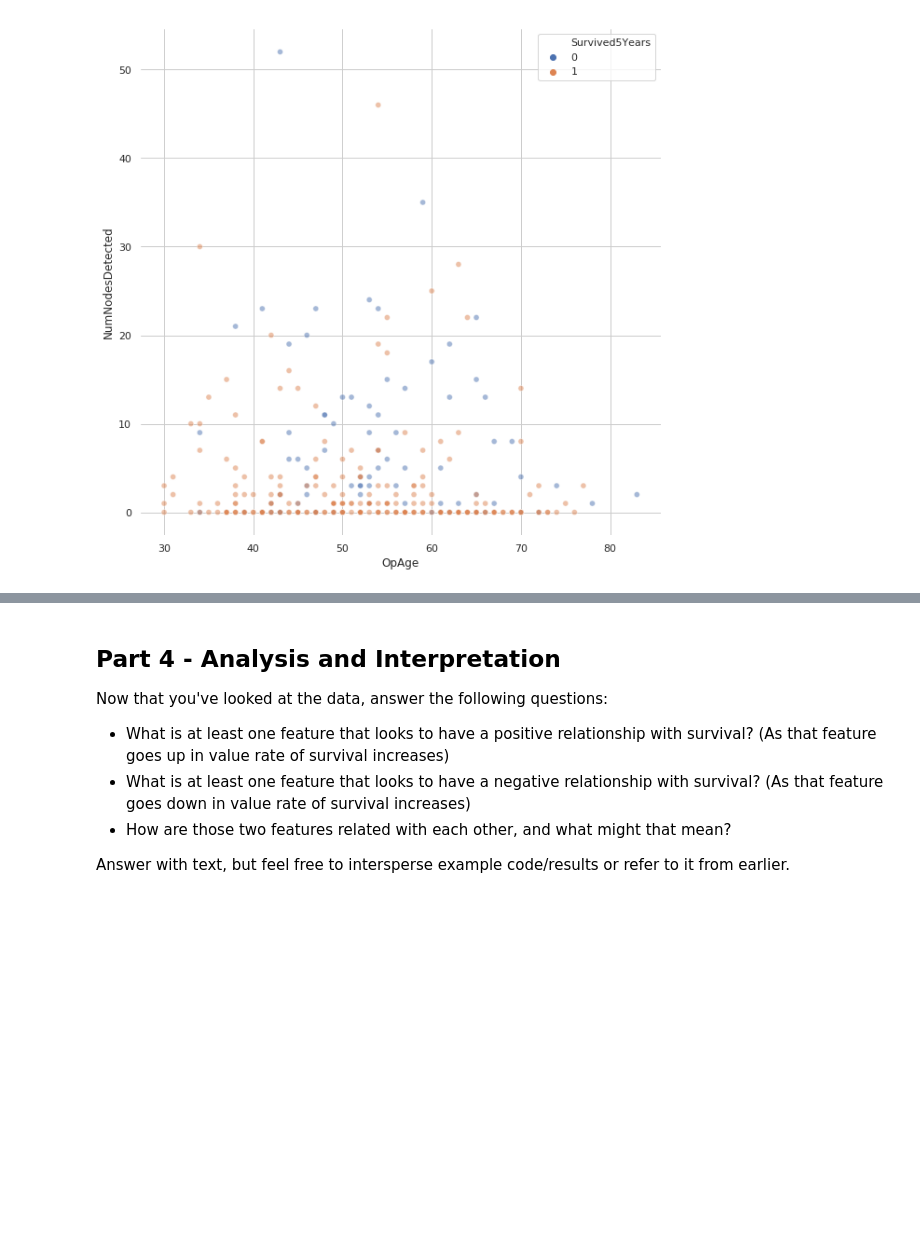
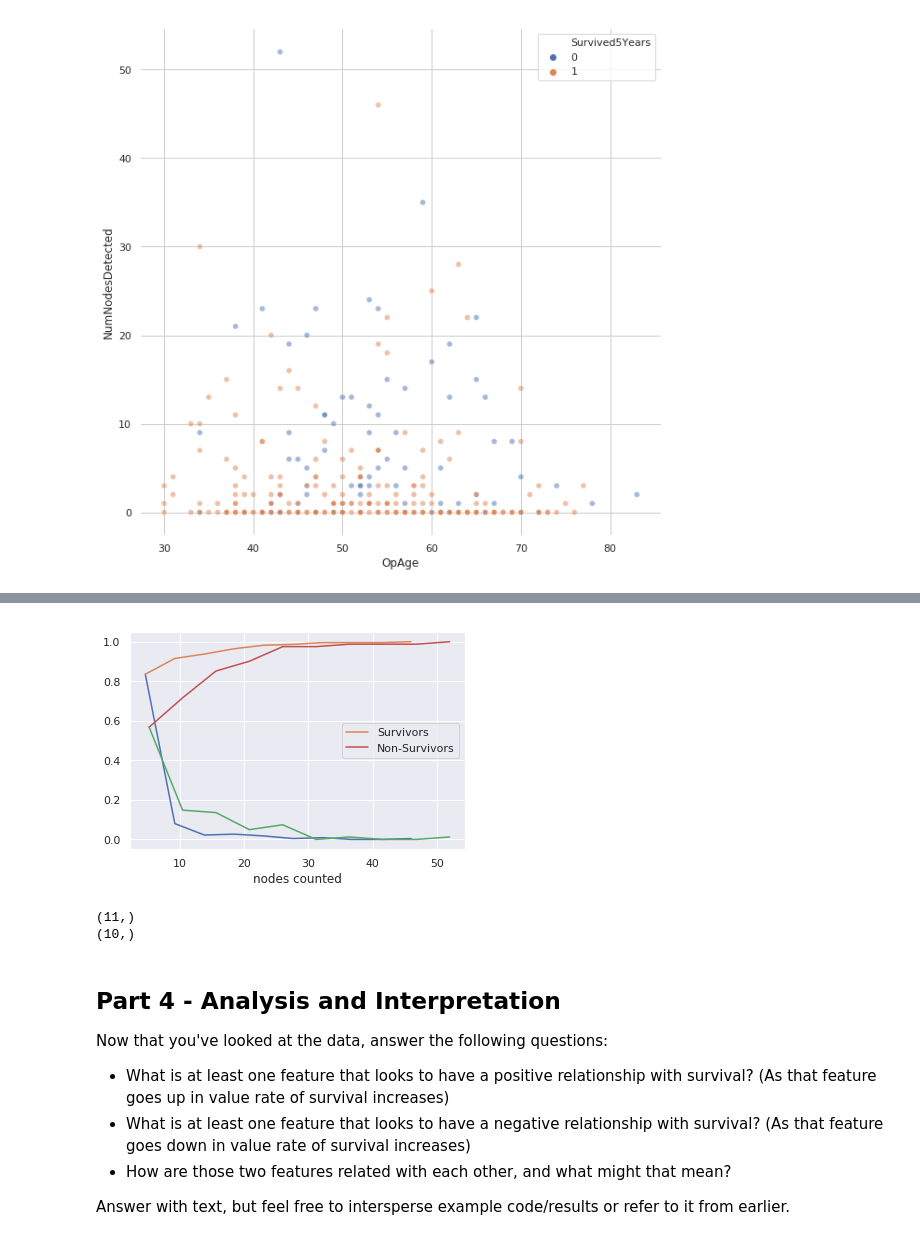
Before and after one commit to coopwilliams/LS-Sprint-Challenges, a Jupyter notebook: DS_Unit_1_Sprint_Challenge_1.ipynb, the cells around one changed output, grey strips where cells are left out. Saved outputs shown, nothing was run; the diff lists cells and outputs as text; code cells hidden in the pictures; blank space fills up the shorter version.

```diff
--- a/DS_Unit_1_Sprint_Challenge_1.ipynb
+++ b/DS_Unit_1_Sprint_Challenge_1.ipynb
@@ -212,3 +240,35 @@ sns.scatterplot(x =df.OpAge, y=df.NumNodesDetected,
+# %%
+# Cumulative Distribution Function
+# I got this straight from Towards Data Science, but I'm commenting to show I understand what it's doing.
+# The cdf is the cumulative sum of the probabilities up to that number of nodes.
+
+# make 10 bins of number of nodes
+s_counts, s_bins = np.histogram(df_s.NumNodesDetected, bins=10)
+s_pdf = s_counts/(sum(s_counts))
+s_cdf = np.cumsum(s_pdf)
+# slicing s_bins because it has one too many indexes, and it needs to match s_pdf
+plt.plot(s_bins[1:], s_pdf)
+plt.plot(s_bins[1:], s_cdf, label='Survivors')
+plt.xlabel('nodes counted')
+
+ns_counts, ns_bins = np.histogram(df_ns.NumNodesDetected, bins=10)
+ns_pdf = ns_counts/(sum(ns_counts))
+ns_cdf = np.cumsum(ns_pdf)
+plt.plot(ns_bins[1:], ns_pdf)
+plt.plot(ns_bins[1:], ns_cdf, label='Non-Survivors')
+plt.xlabel('nodes counted')
+
+plt.legend()
+plt.show()
+# %% [output]
+[figure, added]
+# %%
+# showing the different shapes
+print(s_bins.shape)
+print(s_pdf.shape)
+# %% [output]
+(11,)
+(10,)
 # %% [markdown]
 ## Part 4 - Analysis and Interpretation
 
```
Also changed, not shown: parts of 9 cells of this notebook.
